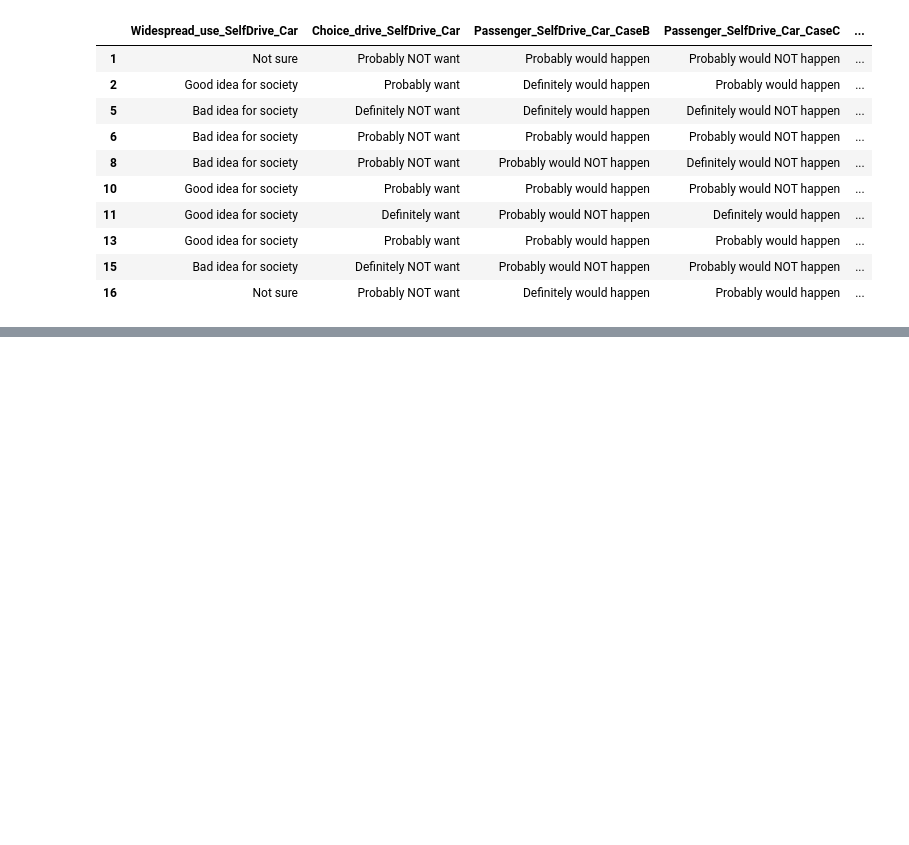
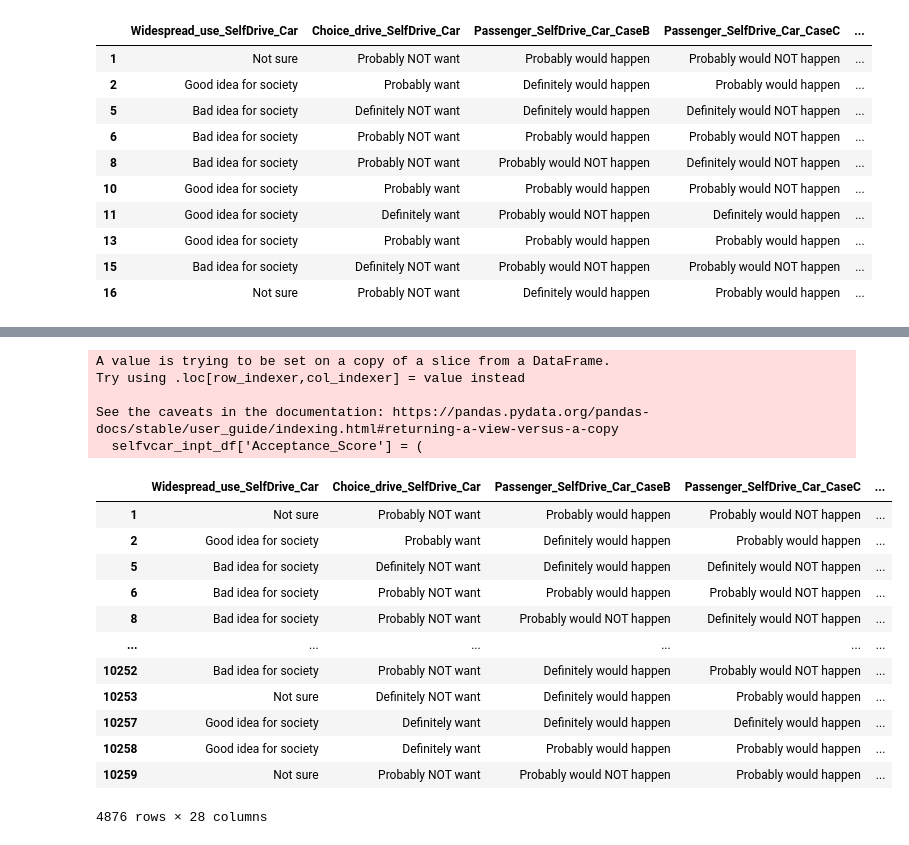
Before and after one commit to EvaW01/schulich_ai_fundamentals, a Jupyter notebook: selfcar_cleaned.ipynb, the cells around one changed output, grey strips where cells are left out. Saved outputs shown, nothing was run; the diff lists cells and outputs as text; code cells hidden in the pictures; blank space fills up the shorter version.

Commit message:
weight avg

```diff
--- a/selfcar_cleaned.ipynb
+++ b/selfcar_cleaned.ipynb
@@ -281,0 +296,43 @@ See the caveats in the documentation: https://pandas.pydata.org/pandas-docs/stab
+# %%
+# Try do the weight_avg
+
+weights = {
+    'Widespread_use_SelfDrive_Car_Score': 0.25,
+    'Choice_drive_SelfDrive_Car_Score': 0.75 / 6,
+    'Passenger_SelfDrive_Car_CaseB_Score': 0.75 / 6,
+    'Passenger_SelfDrive_Car_CaseC_Score': 0.75 / 6,
+    'Accident_SelfDrive_Car_Score': 0.75 / 6,
+    'Share_road_SelfDriveCar_Score': 0.75 / 6,
+    'Purpose_SelfDriveCar_CaseA_Score': 0.75 / 6
+}
+
+selfvcar_inpt_df['Acceptance_Score'] = (
+    selfvcar_inpt_df['Widespread_use_SelfDrive_Car_Score'] * weights['Widespread_use_SelfDrive_Car_Score'] +
+    selfvcar_inpt_df['Choice_drive_SelfDrive_Car_Score'] * weights['Choice_drive_SelfDrive_Car_Score'] +
+    selfvcar_inpt_df['Passenger_SelfDrive_Car_CaseB_Score'] * weights['Passenger_SelfDrive_Car_CaseB_Score'] +
+    selfvcar_inpt_df['Passenger_SelfDrive_Car_CaseC_Score'] * weights['Passenger_SelfDrive_Car_CaseC_Score'] +
+    selfvcar_inpt_df['Accident_SelfDrive_Car_Score'] * weights['Accident_SelfDrive_Car_Score'] +
+    selfvcar_inpt_df['Share_road_SelfDriveCar_Score'] * weights['Share_road_SelfDriveCar_Score'] +
+    selfvcar_inpt_df['Purpose_SelfDriveCar_CaseA_Score'] * weights['Purpose_SelfDriveCar_CaseA_Score']
+)
+
+selfvcar_inpt_df
+# %% [output]
+A value is trying to be set on a copy of a slice from a DataFrame.
+Try using .loc[row_indexer,col_indexer] = value instead
+
+See the caveats in the documentation: https://pandas.pydata.org/pandas-docs/stable/user_guide/indexing.html#returning-a-view-versus-a-copy
+  selfvcar_inpt_df['Acceptance_Score'] = (
+|  | Widespread_use_SelfDrive_Car | Choice_drive_SelfDrive_Car | Passenger_SelfDrive_Car_CaseB | Passenger_SelfDrive_Car_CaseC | ... |
+| 1 | Not sure | Probably NOT want | Probably would happen | Probably would NOT happen | ... |
+| 2 | Good idea for society | Probably want | Definitely would happen | Probably would happen | ... |
+| 5 | Bad idea for society | Definitely NOT want | Definitely would happen | Definitely would NOT happen | ... |
+| 6 | Bad idea for society | Probably NOT want | Probably would happen | Probably would NOT happen | ... |
+| 8 | Bad idea for society | Probably NOT want | Probably would NOT happen | Definitely would NOT happen | ... |
+| ... | ... | ... | ... | ... | ... |
+| 10252 | Bad idea for society | Probably NOT want | Definitely would happen | Probably would NOT happen | ... |
+| 10253 | Not sure | Definitely NOT want | Definitely would happen | Probably would happen | ... |
+| 10257 | Good idea for society | Definitely want | Definitely would happen | Definitely would happen | ... |
+| 10258 | Good idea for society | Definitely want | Probably would happen | Probably would happen | ... |
+| 10259 | Not sure | Probably NOT want | Probably would NOT happen | Probably would happen | ... |
+4876 rows × 28 columns
```
Also changed, not shown: parts of 2 cells of this notebook.
